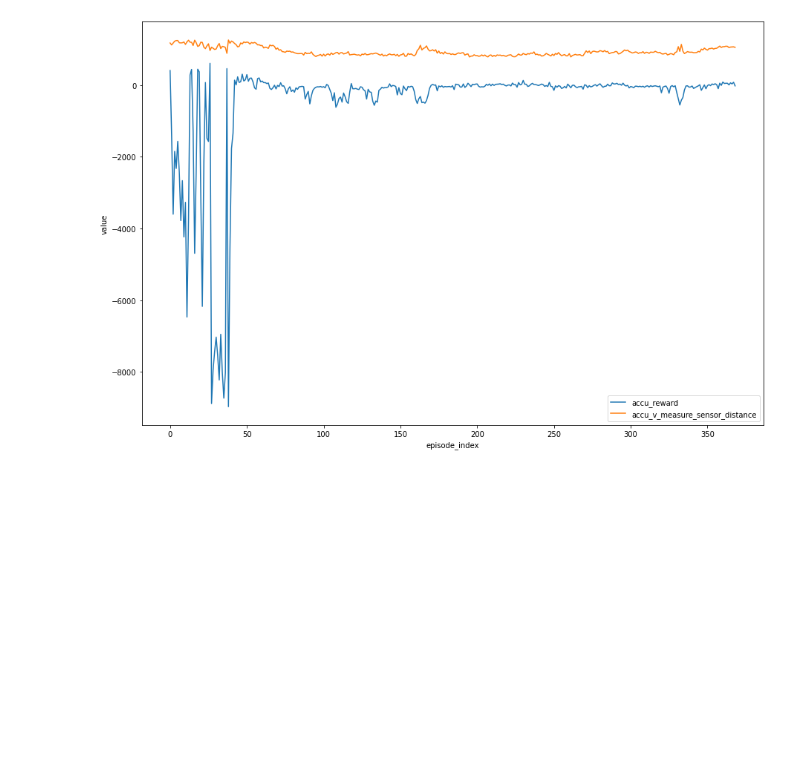
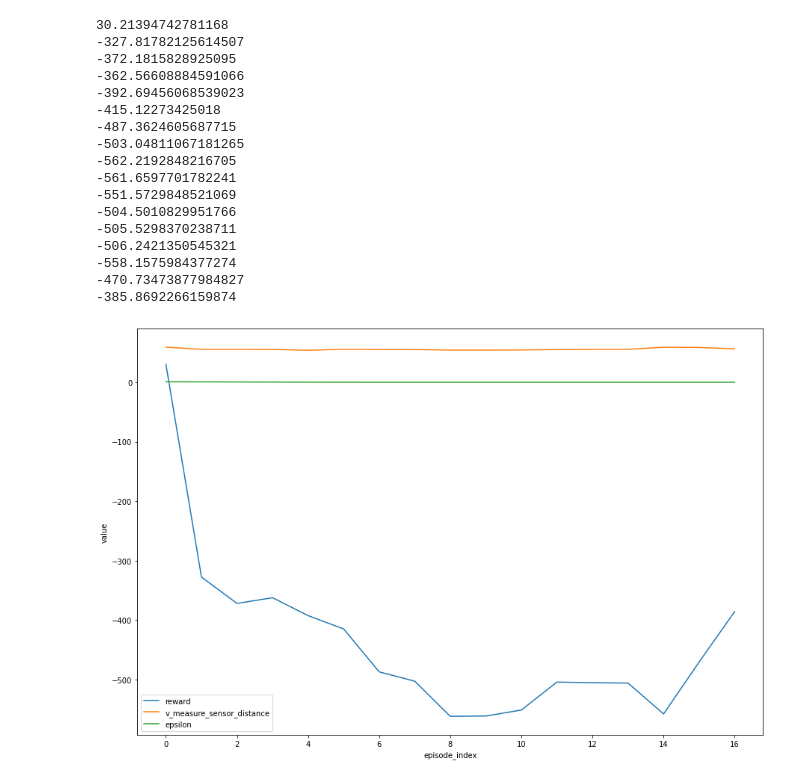
Before and after one commit to gansem/learning_machines_robobo, a Jupyter notebook: src/analytics.ipynb, the cells around one changed output. Saved outputs shown, nothing was run; the diff lists cells and outputs as text; code cells hidden in the pictures; blank space fills up the shorter version.

Commit message:
added info.py to git ignore, improved exploration, added epsilon (e-greedy) metric to df, improved plot a bit

```diff
--- a/src/analytics.ipynb
+++ b/src/analytics.ipynb
@@ -5,5 +5,7 @@ import matplotlib.pyplot as plt
 import pandas as pd
 import info
 
-filename = 'learning_progress'
-df = pd.read_csv(f'../results/{info.task}/{info.user}/{info.take}/learning_progress.tsv', sep='\t')
+# path = f'../results/{info.task}/{info.user}/take_03/learning_progress.tsv'
+# print(path)
+# df = pd.read_csv(path, sep='\t')
+df = pd.read_csv('C:/Users/Hammock/Documents/VU_masters_AI/learning_machines/learning_machines_robobo/results/obstacle_avoidance/et/take_03/learning_progress.tsv', sep='\t')
@@ -16,17 +23,34 @@ df.head()
 # %%
 
 # group per episode and append to new df
 _df = pd.DataFrame()
 for k,v in df.groupby('episode_index'):
-    _df = _df.append({'episode_index': int(k), 'accu_reward': v['accu_reward'].sum(), 'accu_v_measure_sensor_distance': v['accu_v_measure_sensor_distance'].sum()}, ignore_index=True)
-    # print(k)
+    _df = _df.append({'episode_index': int(k), 'reward': v['reward'].sum(), 'v_measure_sensor_distance': v['v_measure_sensor_distance'].sum(), 'epsilon': v['epsilon'].min()}, ignore_index=True)
+    print(v['reward'].sum())
 
 
 # plot
 fig, ax = plt.subplots(figsize=(15,10))
-melt = _df.melt(id_vars='episode_index', value_vars=['accu_reward', 'accu_v_measure_sensor_distance'])
+melt = _df.melt(id_vars='episode_index', value_vars=['reward', 'v_measure_sensor_distance', 'epsilon'])
 sns.lineplot(data=melt, x='episode_index', y='value', hue='variable')
 plt.legend()
 plt.savefig('../img/learning_rate_lineplot.png')
 # %% [output]
+30.21394742781168
+-327.81782125614507
+-372.1815828925095
+-362.56608884591066
+-392.69456068539023
+-415.12273425018
+-487.3624605687715
+-503.04811067181265
+-562.2192848216705
+-561.6597701782241
+-551.5729848521069
+-504.5010829951766
+-505.5298370238711
+-506.2421350545321
+-558.1575984377274
+-470.73473877984827
+-385.8692266159874
-[figure, old version]
+[figure, new version]
```
Also changed, not shown: parts of 5 cells of this notebook, 6 other files.
